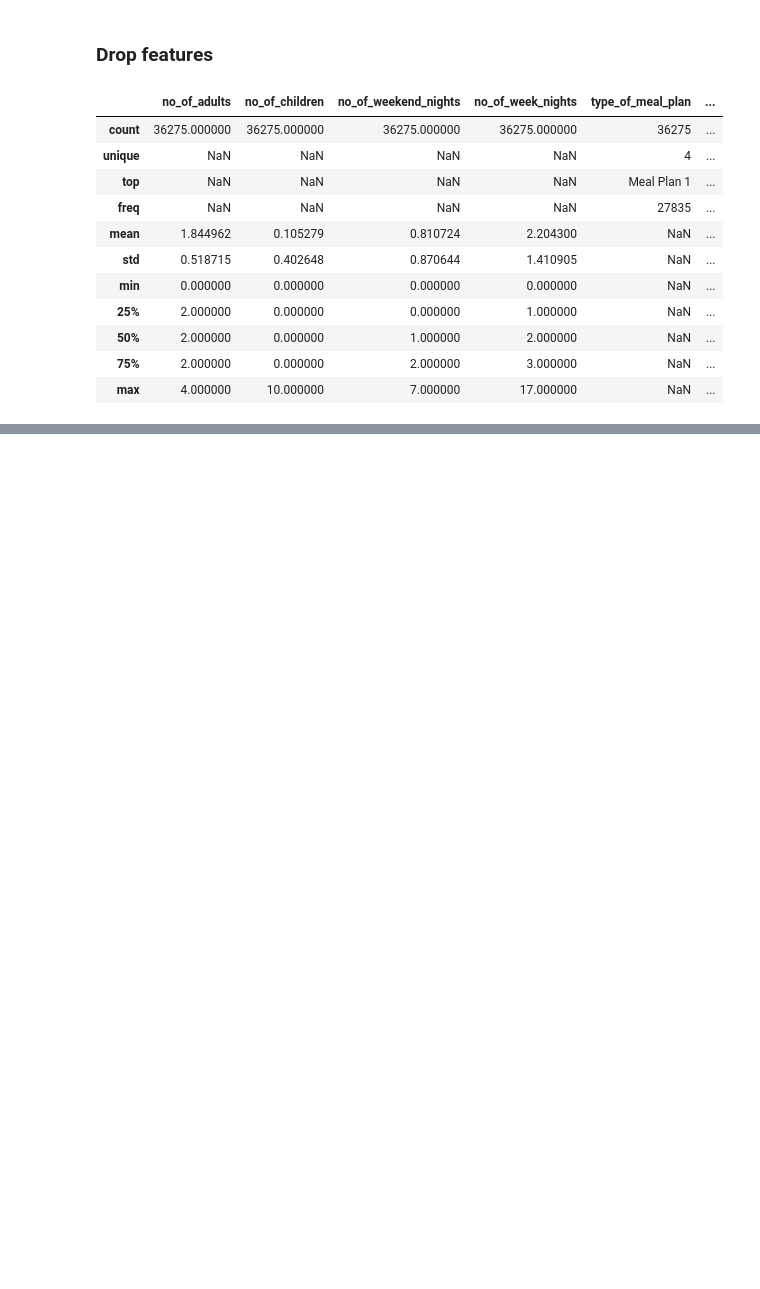
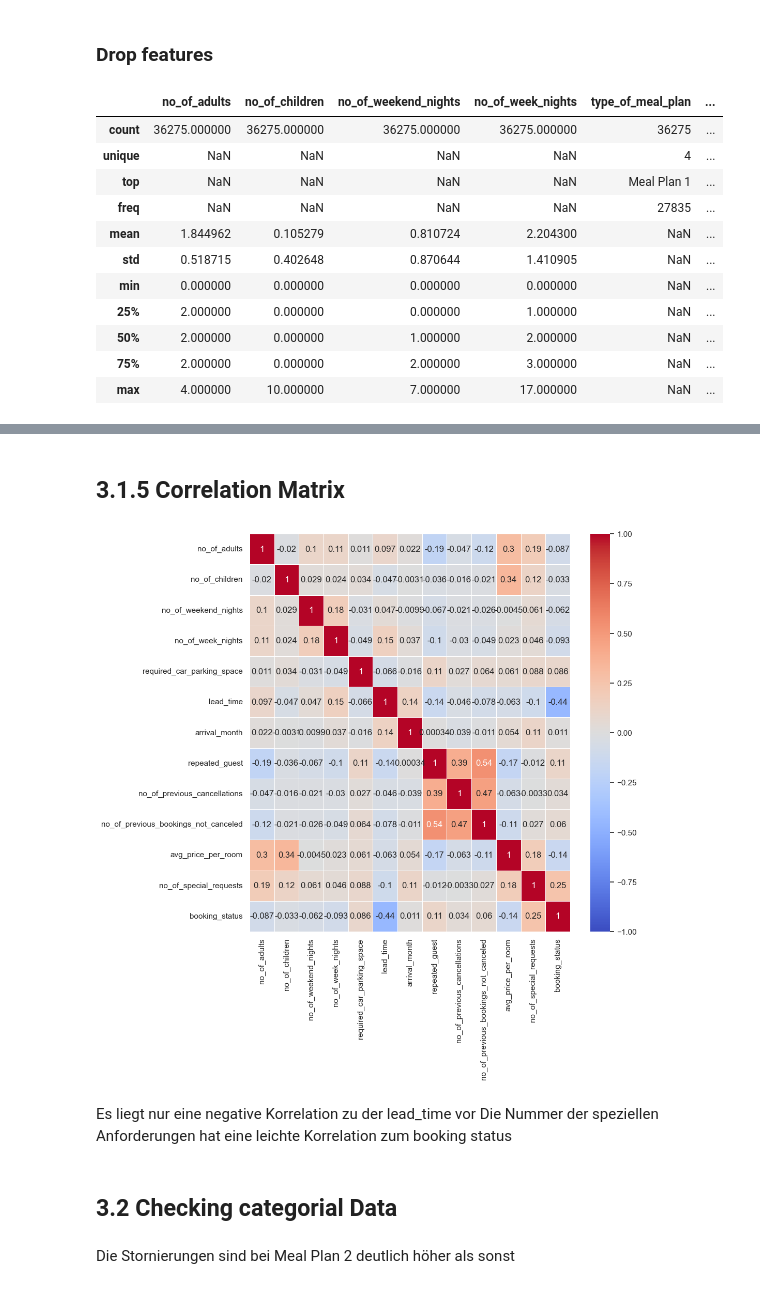
Before and after one commit to Flitschi7/stornierungsvorhersage-im-hotelgewerbe, a Jupyter notebook: hotel_cancellation.ipynb, the cells around one changed output, grey strips where cells are left out. Cells and saved outputs as stored; diff of their text form; code cells hidden in the pictures; blank space fills up the shorter version.

```diff
--- a/hotel_cancellation.ipynb
+++ b/hotel_cancellation.ipynb
@@ -190,0 +302,14 @@ If you want to write a file to the project, you can follow these instructions to
+# %% [markdown]
+## 3.1.5 Correlation Matrix
+# %%
+corr = numeric_features.corr()
+plt.figure(figsize=(10, 10))
+sns.heatmap(corr, annot=True, cmap='coolwarm', vmin=-1, vmax=1, linewidths=0.5)
+plt.show()
+# %% [output]
+[figure, added]
+# %% [markdown]
+Es liegt nur eine negative Korrelation zu der lead_time vor
+Die Nummer der speziellen Anforderungen hat eine leichte Korrelation zum booking status
+# %% [markdown]
+## 3.2 Checking categorial Data
@@ -190,0 +325,2 @@ If you want to write a file to the project, you can follow these instructions to
+# %% [markdown]
+Die Stornierungen sind bei Meal Plan 2 deutlich höher als sonst
```
Also changed, not shown: parts of 66 cells of this notebook.
